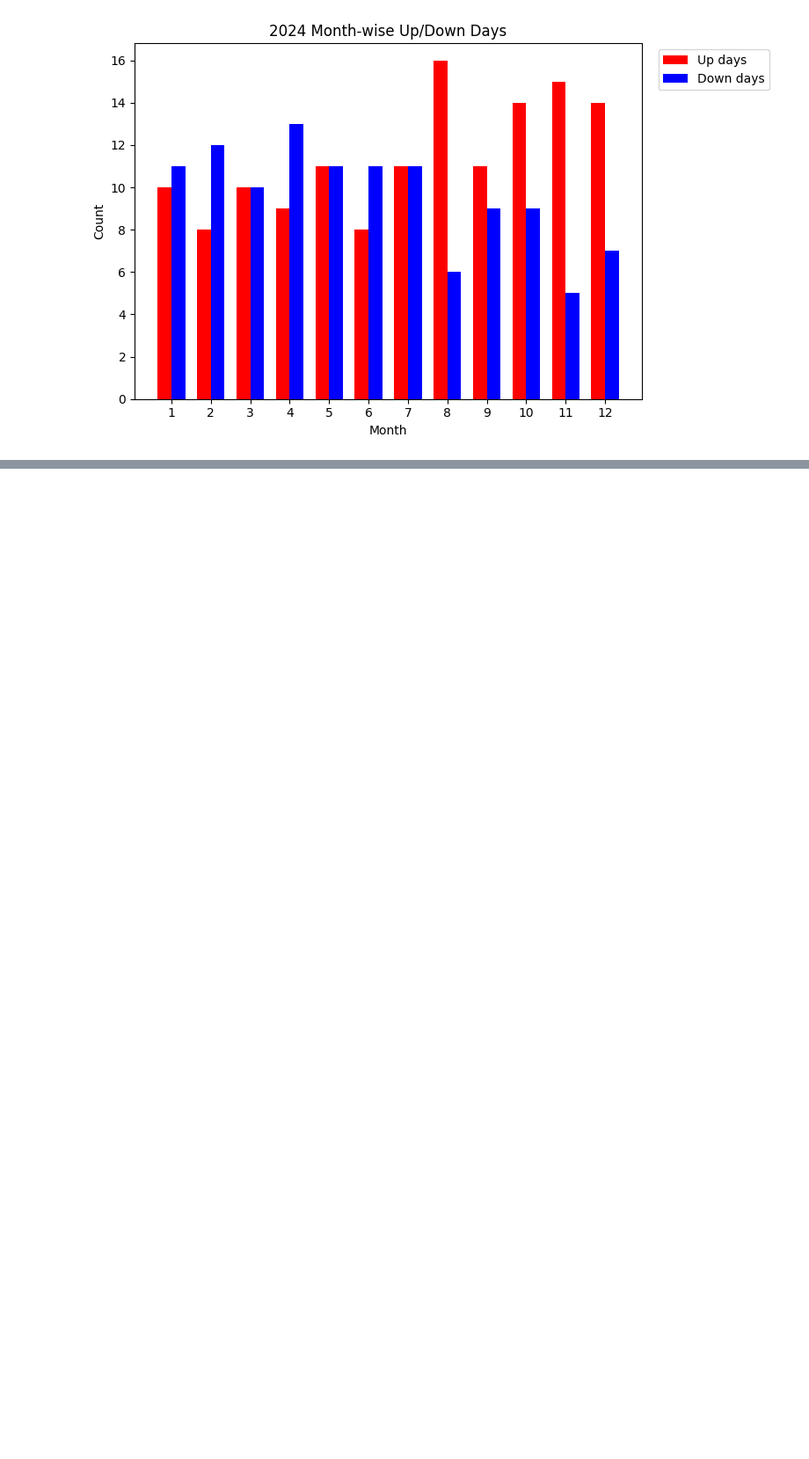
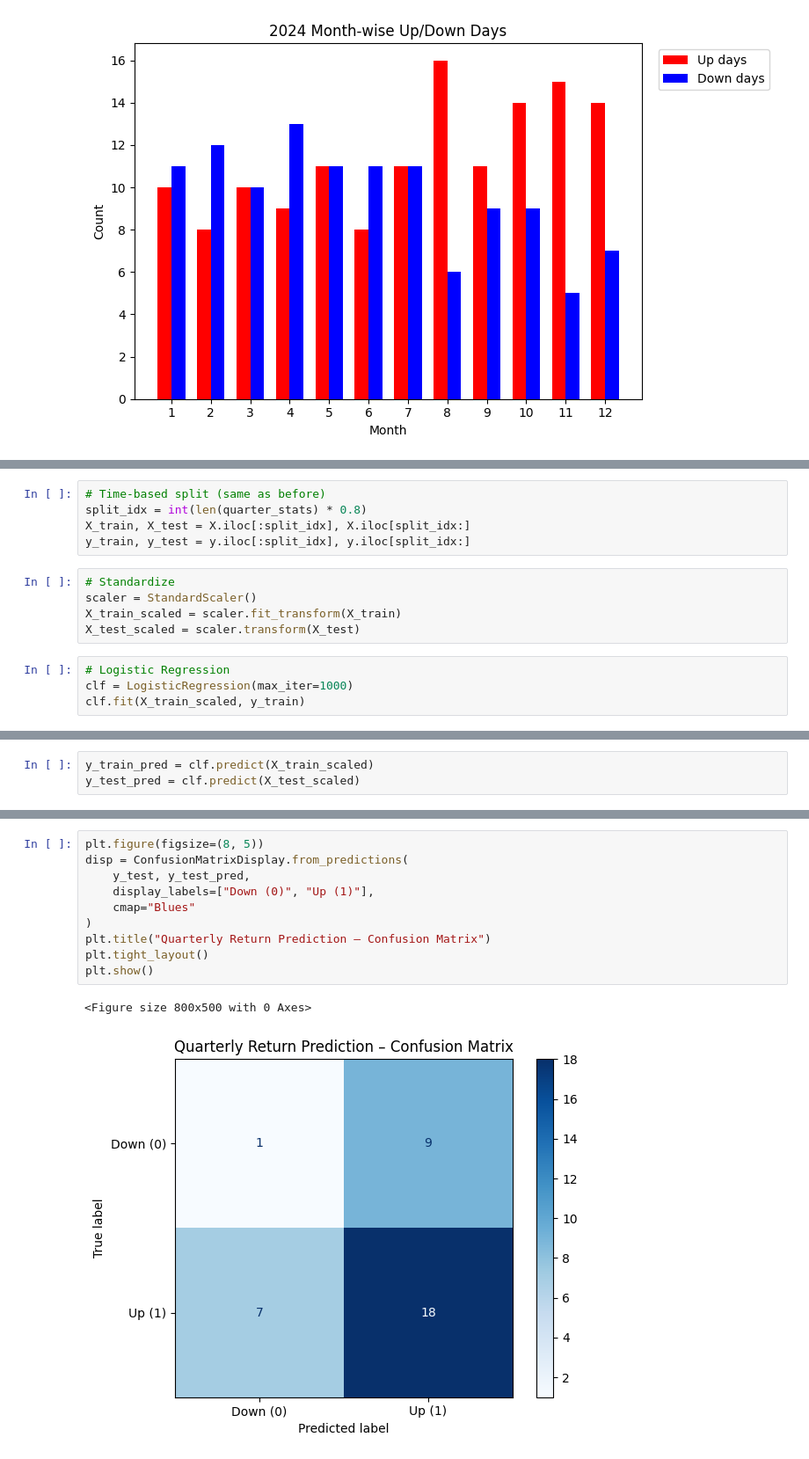
Before and after one commit to CS133-DataVisualization/term-project-group1, a Jupyter notebook: notebooks/apple_stock_analysis.ipynb, the cells around one changed output, grey strips where cells are left out. Shown at 88% size. Saved outputs shown, nothing was run; the diff lists cells and outputs as text; blank space fills up the shorter version.

```diff
--- a/notebooks/apple_stock_analysis.ipynb
+++ b/notebooks/apple_stock_analysis.ipynb
@@ -581,0 +1061,14 @@ plt.show()
+# %%
+# Time-based split (same as before)
+split_idx = int(len(quarter_stats) * 0.8)
+X_train, X_test = X.iloc[:split_idx], X.iloc[split_idx:]
+y_train, y_test = y.iloc[:split_idx], y.iloc[split_idx:]
+# %%
+# Standardize
+scaler = StandardScaler()
+X_train_scaled = scaler.fit_transform(X_train)
+X_test_scaled = scaler.transform(X_test)
+# %%
+# Logistic Regression
+clf = LogisticRegression(max_iter=1000)
+clf.fit(X_train_scaled, y_train)
@@ -581,0 +1077,3 @@ plt.show()
+# %%
+y_train_pred = clf.predict(X_train_scaled)
+y_test_pred = clf.predict(X_test_scaled)
@@ -581,0 +1088,13 @@ plt.show()
+# %%
+plt.figure(figsize=(8, 5))
+disp = ConfusionMatrixDisplay.from_predictions(
+    y_test, y_test_pred,
+    display_labels=["Down (0)", "Up (1)"],
+    cmap="Blues"
+)
+plt.title("Quarterly Return Prediction – Confusion Matrix")
+plt.tight_layout()
+plt.show()
+# %% [output]
+<Figure size 800x500 with 0 Axes>
+[figure, added]
```
Also changed, not shown: parts of 43 cells of this notebook.
